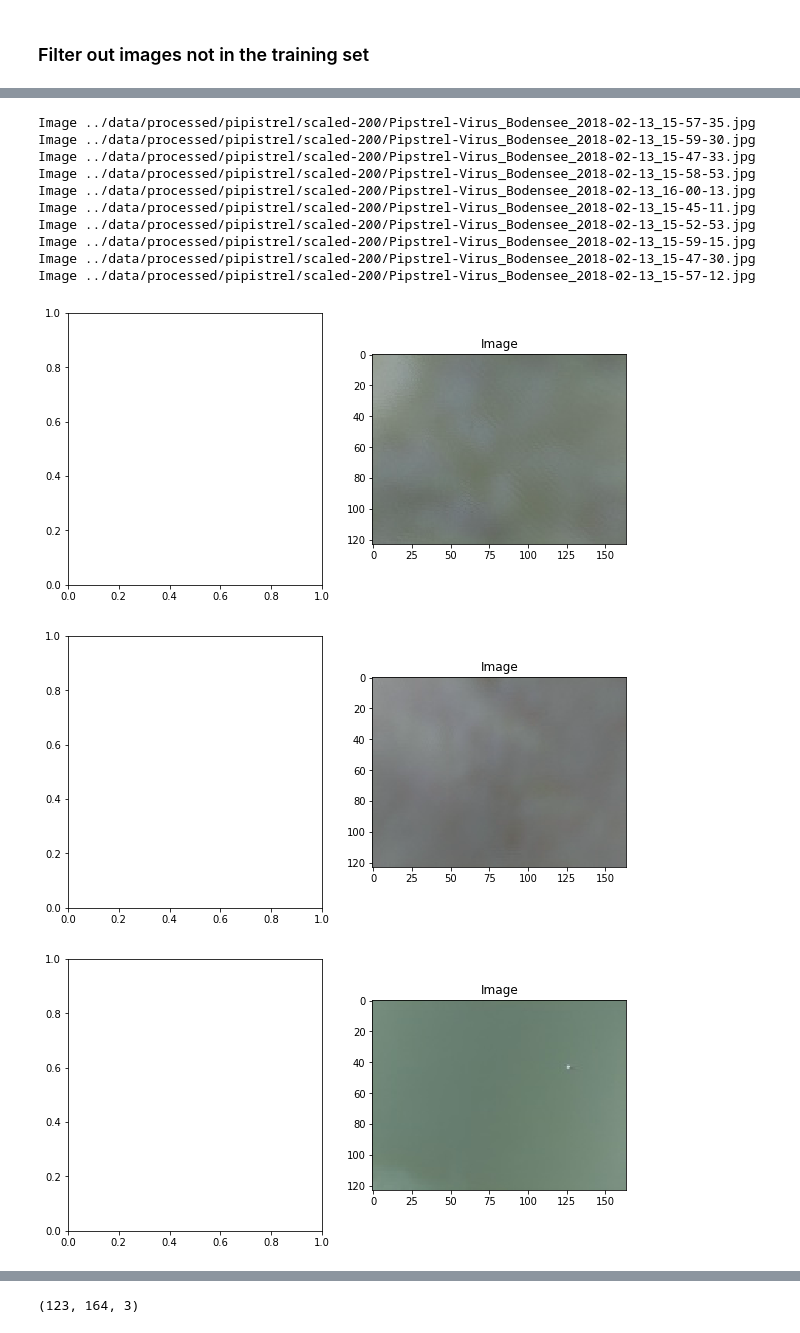
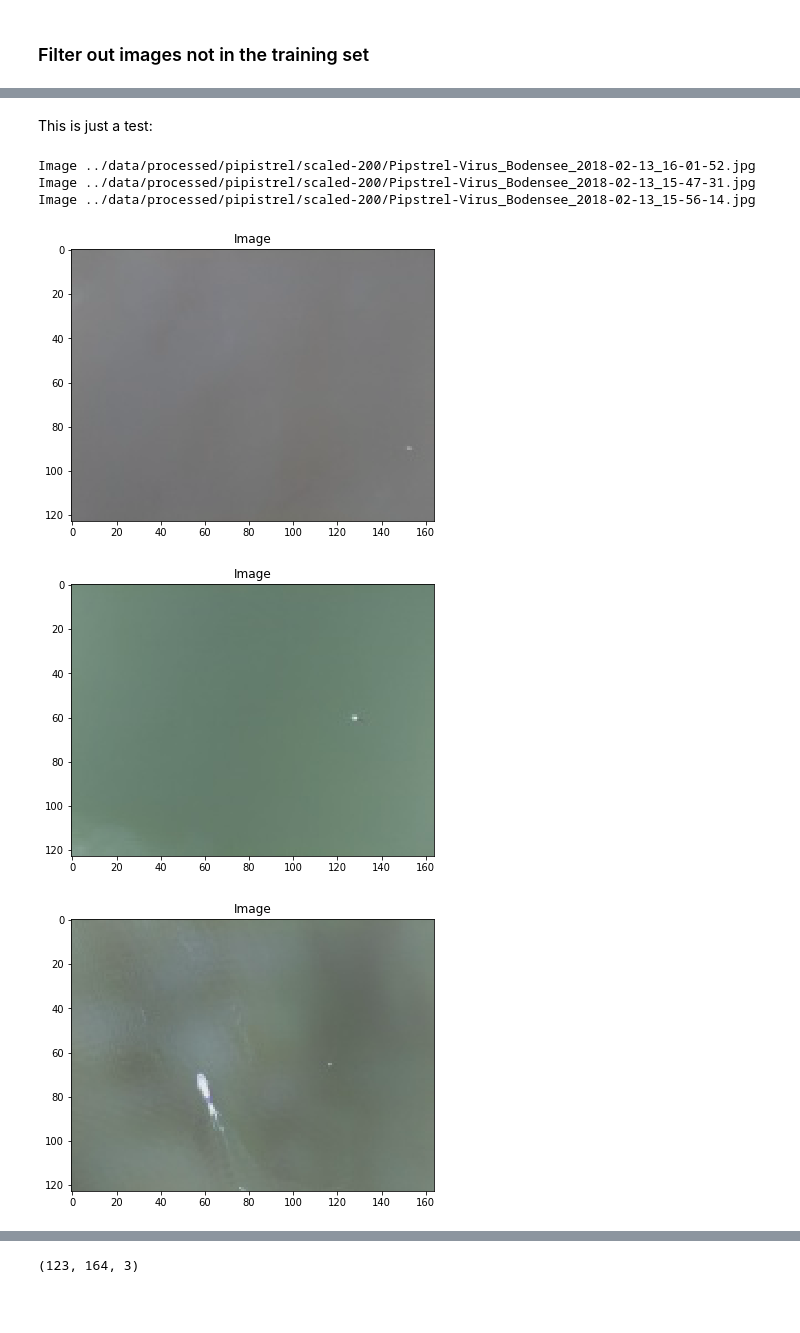
Before and after one commit to teoguso/deepberlin-teamb-sfod, a Jupyter notebook: notebooks/06-mg-bounding-boxes.ipynb, the cells around one changed output, grey strips where cells are left out. Drawn from its saved outputs; the diff is of its cells as text; code cells hidden in the pictures; blank space fills up the shorter version.

```diff
--- a/notebooks/06-mg-bounding-boxes.ipynb
+++ b/notebooks/06-mg-bounding-boxes.ipynb
@@ -69,3 +81,5 @@ Pipstrel-Virus_Bodensee_2018-02-13_15-54-51.jpg     9
 Pipstrel-Virus_Bodensee_2018-02-13_15-54-50.jpg     8
 Pipstrel-Virus_Bodensee_2018-02-13_15-54-46.jpg     7
 Name: boat, dtype: int64
+# %%
+df_nboats = df_nboats.rename('n_boats')
@@ -71,0 +88,2 @@ Name: boat, dtype: int64
+# %%
+df = df.join(df_nboats, on='filename')
@@ -71,0 +168,3 @@ Name: boat, dtype: int64
+# %%
+df_boat = df[(df['n_boats'] > 0) & (df['boat'] > 0)]
+df_boat.info()
@@ -162,7 +273,7 @@ len(image_paths)
 # %%
 names = [x.name for x in image_paths]
 # %%
-train_names = set(names).intersection(set(df['filename'].values))
+train_names = set(names).intersection(set(df_boat['filename'].values))
 # %%
 mask = [x.name in train_names for x in image_paths]
 mask[:10]
@@ -177,33 +288,18 @@ len(image_paths)
 # %%
 import random
+# %% [markdown]
+This is just a test:
 # %%
-# images[:50]
-for i, image in enumerate(random.sample(image_paths, 10)):
-#     image = images_with_ship[i]
-
-    fig, (ax1, ax2) = plt.subplots(1, 2, figsize = (10, 5))
+for i, image in enumerate(random.sample(image_paths, 3)):
+    fig, ax2 = plt.subplots(1, 1, figsize = (10, 5))
     img_0 = cv2.imread(image.as_posix())
-#     print(img_0.shape)
     print ('Image', image)
-
-#     ax1.scatter(data_pca[:, 0], data_pca[:, 1])
-#     ax1.scatter(data_pca[i, 0], data_pca[i, 1], s=20)
-#     ax1.set_title('PCA')
     ax2.set_title('Image')
-#     ax3.set_title('Image with derived bounding box')
-#     ax2.imshow(mask_0[...,0], cmap='gray')
     ax2.imshow(img_0)
 # %% [output]
-Image ../data/processed/pipistrel/scaled-200/Pipstrel-Virus_Bodensee_2018-02-13_15-57-35.jpg
-Image ../data/processed/pipistrel/scaled-200/Pipstrel-Virus_Bodensee_2018-02-13_15-59-30.jpg
-Image ../data/processed/pipistrel/scaled-200/Pipstrel-Virus_Bodensee_2018-02-13_15-47-33.jpg
-Image ../data/processed/pipistrel/scaled-200/Pipstrel-Virus_Bodensee_2018-02-13_15-58-53.jpg
-Image ../data/processed/pipistrel/scaled-200/Pipstrel-Virus_Bodensee_2018-02-13_16-00-13.jpg
-Image ../data/processed/pipistrel/scaled-200/Pipstrel-Virus_Bodensee_2018-02-13_15-45-11.jpg
-Image ../data/processed/pipistrel/scaled-200/Pipstrel-Virus_Bodensee_2018-02-13_15-52-53.jpg
-Image ../data/processed/pipistrel/scaled-200/Pipstrel-Virus_Bodensee_2018-02-13_15-59-15.jpg
-Image ../data/processed/pipistrel/scaled-200/Pipstrel-Virus_Bodensee_2018-02-13_15-47-30.jpg
-Image ../data/processed/pipistrel/scaled-200/Pipstrel-Virus_Bodensee_2018-02-13_15-57-12.jpg
+Image ../data/processed/pipistrel/scaled-200/Pipstrel-Virus_Bodensee_2018-02-13_16-01-52.jpg
+Image ../data/processed/pipistrel/scaled-200/Pipstrel-Virus_Bodensee_2018-02-13_15-47-31.jpg
+Image ../data/processed/pipistrel/scaled-200/Pipstrel-Virus_Bodensee_2018-02-13_15-56-14.jpg
-[figure, old version]
+[figure, new version]
-[figure, old version]
+[figure, new version]
-[figure, old version]
+[figure, new version]
```
Also changed, not shown: parts of 57 cells of this notebook, 1 other file.
